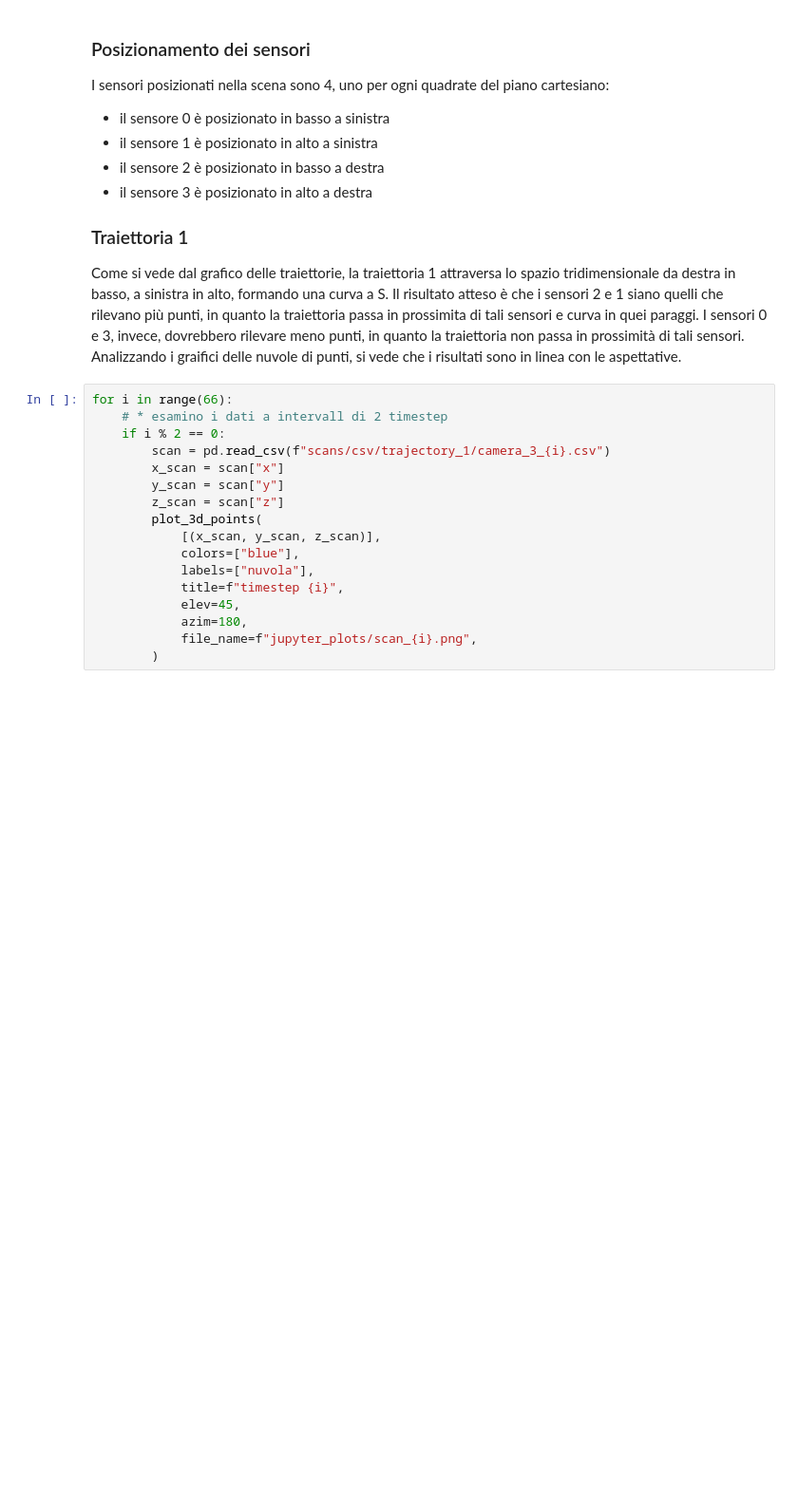
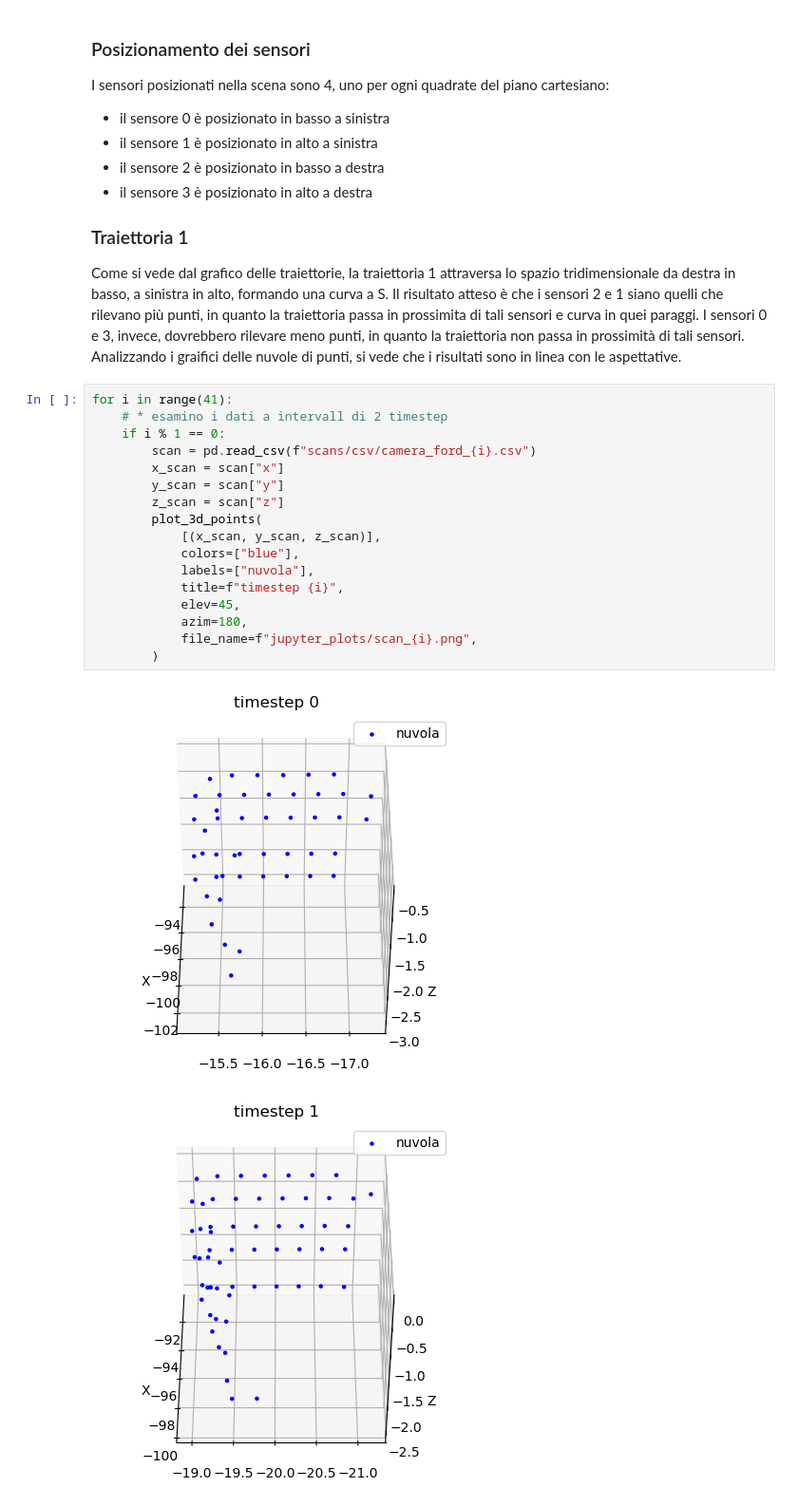
Before and after one commit to mazzaronecristian/blensor_lidar_simulation, a Jupyter notebook: plot_blensor_data.ipynb, the cells around one changed output. Shown at 95% size. Cells and saved outputs as stored; diff of their text form; blank space fills up the shorter version.

```diff
--- a/plot_blensor_data.ipynb
+++ b/plot_blensor_data.ipynb
@@ -227,19 +232,22 @@ I sensori posizionati nella scena sono 4, uno per ogni quadrate del piano cartes
 
 Come si vede dal grafico delle traiettorie, la traiettoria 1 attraversa lo spazio tridimensionale da destra in basso, a sinistra in alto, formando una curva a S. Il risultato atteso è che i sensori 2 e 1 siano quelli che rilevano più punti, in quanto la traiettoria passa in prossimita di tali sensori e curva in quei paraggi. I sensori 0 e 3, invece, dovrebbero rilevare meno punti, in quanto la traiettoria non passa in prossimità di tali sensori. Analizzando i graifici delle nuvole di punti, si vede che i risultati sono in linea con le aspettative.
 # %%
-for i in range(66):
+for i in range(41):
     # * esamino i dati a intervall di 2 timestep
-    if i % 2 == 0:
-        scan = pd.read_csv(f"scans/csv/trajectory_1/camera_3_{i}.csv")
+    if i % 1 == 0:
+        scan = pd.read_csv(f"scans/csv/camera_ford_{i}.csv")
         x_scan = scan["x"]
         y_scan = scan["y"]
         z_scan = scan["z"]
         plot_3d_points(
             [(x_scan, y_scan, z_scan)],
             colors=["blue"],
             labels=["nuvola"],
             title=f"timestep {i}",
             elev=45,
             azim=180,
             file_name=f"jupyter_plots/scan_{i}.png",
         )
+# %% [output]
+[figure, added]
+[figure, added]
```
Also changed, not shown: parts of 8 cells of this notebook, 1 other file.
